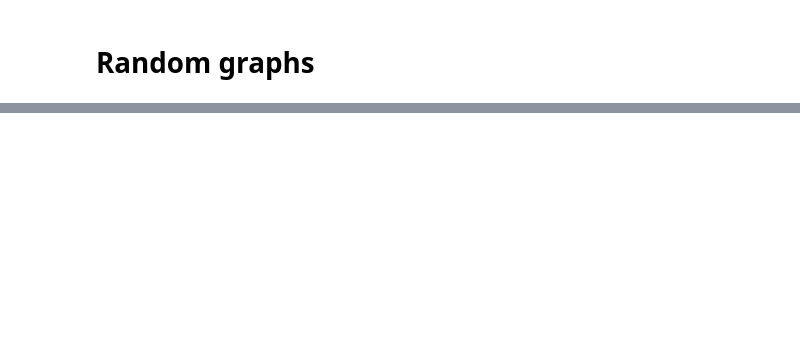
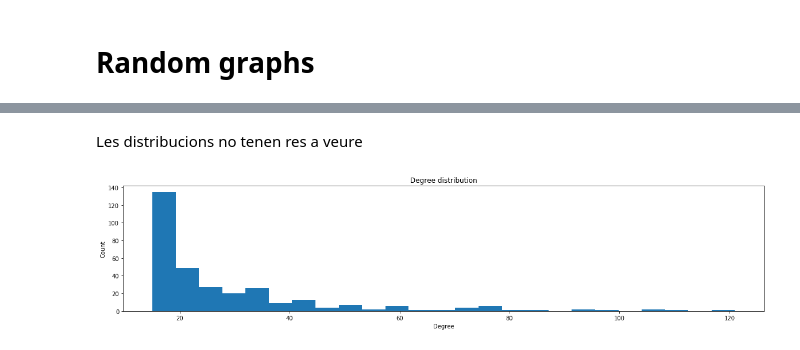
Before and after one commit to bernatesquirol/complexify, a Jupyter notebook: notebooks/03_RandomGraphs.ipynb, the cells around one changed output, grey strips where cells are left out. Saved outputs shown, nothing was run; the diff lists cells and outputs as text; code cells hidden in the pictures; blank space fills up the shorter version.

```diff
--- a/notebooks/03_RandomGraphs.ipynb
+++ b/notebooks/03_RandomGraphs.ipynb
@@ -104,0 +55,10 @@ import networkx as nx
+# %%
+def get_degree_dist(G):
+    degrees = list(dict(G.degree()).values())
+    plt.figure(figsize=(20,4))
+    plt.hist(degrees, bins=25)
+    plt.title('Degree distribution')
+    plt.xlabel('Degree')
+    plt.ylabel('Count')
+    plt.show()
+get_degree_dist(G)
@@ -104,0 +93,6 @@ import networkx as nx
+# %% [markdown]
+Les distribucions no tenen res a veure
+# %%
+get_degree_dist(random_1)
+# %% [output]
+[figure, added]
```
Also changed, not shown: parts of 66 cells of this notebook, 3 other files.
